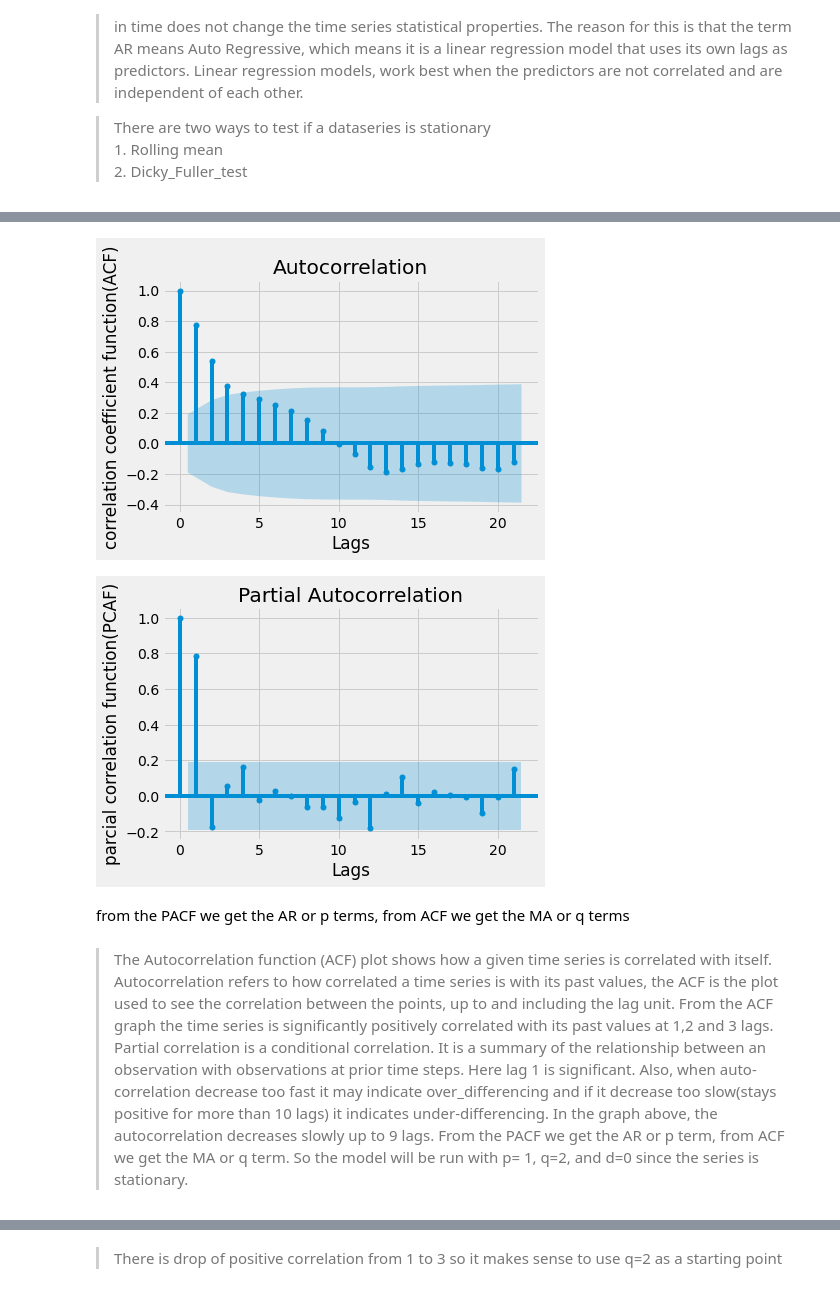
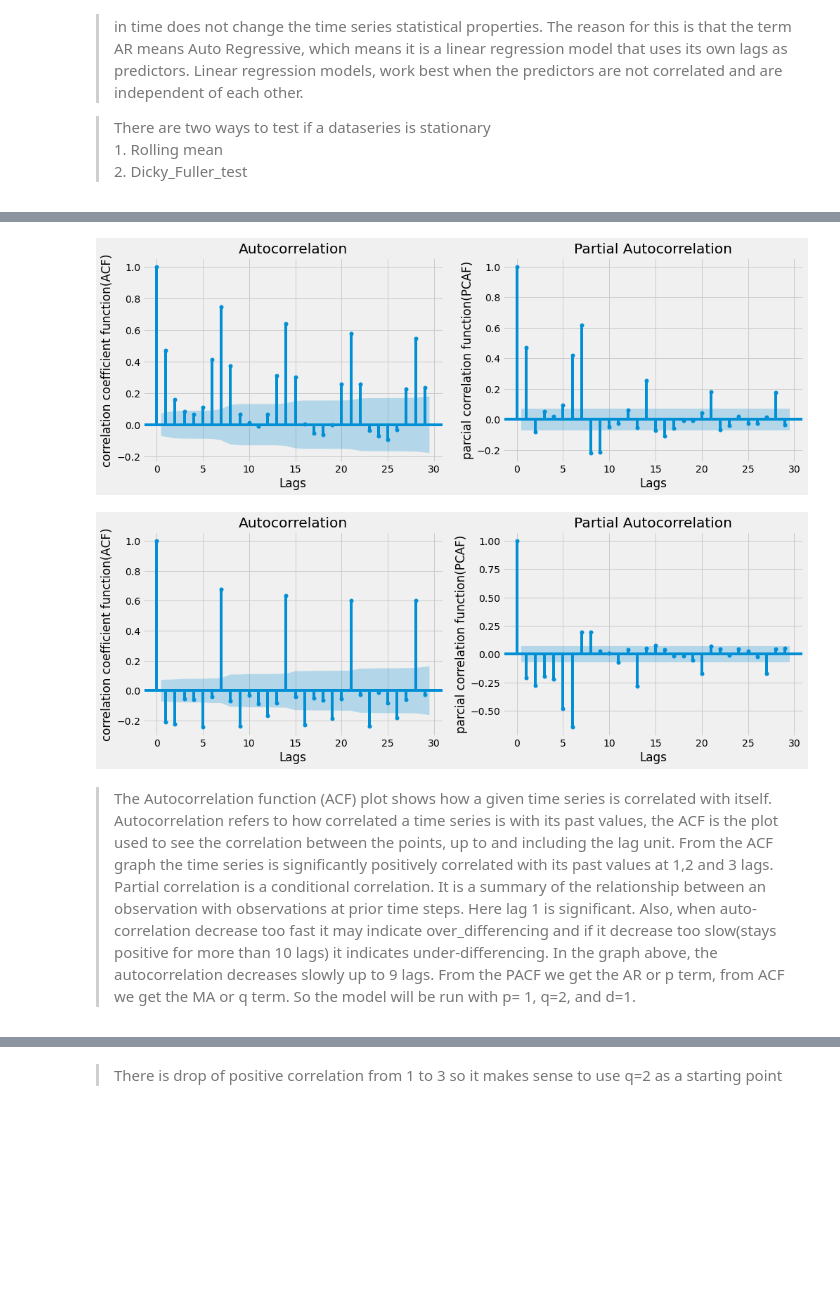
Before and after one commit to rime11/springboard, a Jupyter notebook: capstone_3/data modeling/data_modeling.ipynb, the cells around one changed output, grey strips where cells are left out. Cells and saved outputs as stored; diff of their text form; code cells hidden in the pictures; blank space fills up the shorter version.

```diff
--- a/capstone_3/data modeling/data_modeling.ipynb
+++ b/capstone_3/data modeling/data_modeling.ipynb
@@ -344,0 +398,4 @@ for bar in p.patches:
+# %%
+#these two entries do not make sense one with quantity of 60 and the other with quantity 1 for the same price, I think
+#these should be deleted
+df = df[df.Price!=649.5]
@@ -723,0 +909,4 @@ df_data.head(2)
+# %%
+low_sales = df_sales.Sales.quantile(0.01)
+high_sales = df_sales.Sales.quantile(0.99)
+low_sales, high_sales
@@ -723,0 +915,3 @@ df_data.head(2)
+# %%
+df_sales = df_sales.loc[(df_sales.Sales >= low_sales) & (df_sales.Sales <= high_sales)]
+df_sales.min(), df_sales.max(), df_sales.shape
@@ -772,0 +999,6 @@ Critical Values =  {'1%': -3.4942202045135513, '5%': -2.889485291005291, '10%':
+# %%
+#Dicky_Fuller_test
+df_sales_d = df_sales.resample('d').sum()
+result = adfuller(df_sales_d, autolag='AIC')
+print('ADF Statistic={}\np_value= {}\n'.format(result[0],result[1]))
+print('Critical Values = ' ,result[4])
@@ -784,21 +1027,33 @@ There are three parameters that need to be tuned:
 # %%
 #autocorrelation function or ACF graph
 from statsmodels.graphics.tsaplots import plot_acf,plot_pacf
 #The ACF plot tells how many MA terms are required to remove any autocorrelation in the stationarized series, which is q
-plot_acf(df_sales_m.values)
-plt.xlabel('Lags')
-plt.ylabel('correlation coefficient function(ACF)')
+f,ax = plt.subplots(1,2,figsize=(15,5))
+plot_acf(df_sales_d.values,ax=ax[0])
+ax[0].set_xlabel('Lags')
+ax[0].set_ylabel('correlation coefficient function(ACF)')
 #To find out need needs any AR terms or p by inspecting the Partial Autocorrelation (PACF) plot.
-plot_pacf(df_sales_m.values)
+plot_pacf(df_sales_d.values,ax=ax[1])
 plt.xlabel('Lags')
 plt.ylabel('parcial correlation function(PCAF)');
 # %% [output]
-[figure, old version]
+[figure, new version]
-[figure, removed]
-# %% [markdown]
-from the PACF we get the AR or p terms, from ACF we get the MA or q terms
+# %%
+#autocorrelation function or ACF graph
+
+#The ACF plot tells how many MA terms are required to remove any autocorrelation in the stationarized series, which is q
+f,ax = plt.subplots(1,2,figsize=(15,5))
+plot_acf(df_sales_d.diff().dropna().values,ax=ax[0])
+ax[0].set_xlabel('Lags')
+ax[0].set_ylabel('correlation coefficient function(ACF)')
+#To find out need needs any AR terms or p by inspecting the Partial Autocorrelation (PACF) plot.
+plot_pacf(df_sales_d.diff().dropna().values,ax=ax[1])
+plt.xlabel('Lags')
+plt.ylabel('parcial correlation function(PCAF)');
+# %% [output]
+[figure, added]
 # %% [markdown]
 >The Autocorrelation function (ACF) plot shows how a given time series is correlated with itself.
 Autocorrelation refers to how correlated a time series is with its past values, the ACF is the plot used to see the correlation between the points, up to and including the lag unit. From the ACF graph the time series is significantly positively correlated with its past values at 1,2 and 3 lags.
 >Partial correlation is a conditional correlation. It is a summary of the relationship between an observation with observations at prior time steps. Here lag 1 is significant. Also, when auto-correlation decrease too fast it may indicate over_differencing and if it decrease too slow(stays positive for more than 10 lags) it indicates under-differencing. In the graph above, the autocorrelation decreases slowly up to 9 lags.
-From the PACF we get the AR or p term, from ACF we get the MA or q term. So the model will be run with p= 1, q=2, and d=0 since the series is stationary.
+From the PACF we get the AR or p term, from ACF we get the MA or q term. So the model will be run with p= 1, q=2, and d=1.
```
Also changed, not shown: parts of 102 cells of this notebook.
